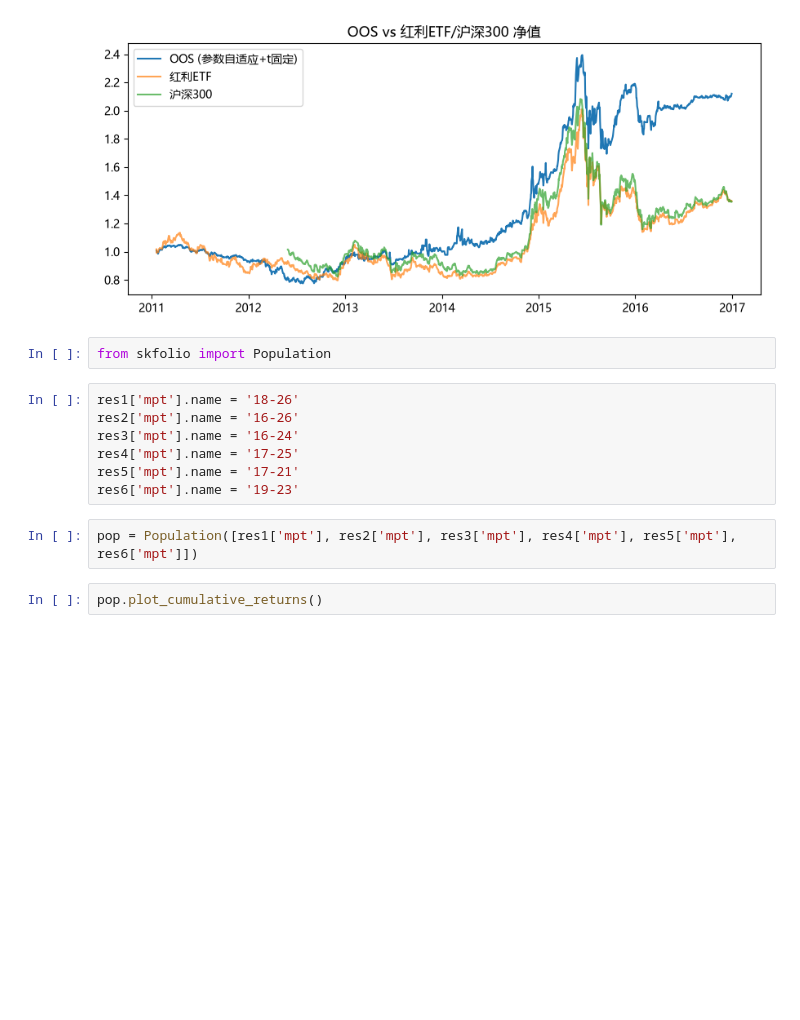
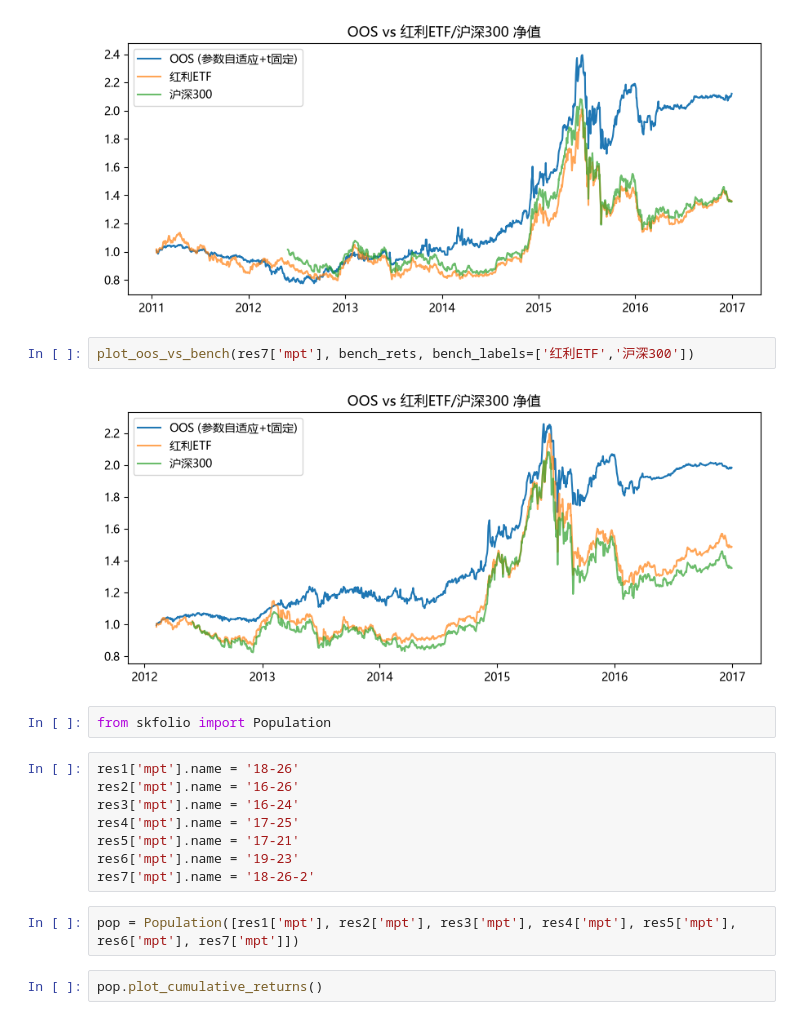
Before and after one commit to wang-jinghui/machine-learning-for-trading, a Jupyter notebook: case_studies/lazy_trading/WalkForward_OOS.ipynb, the cells around one changed output. Cells and saved outputs as stored; diff of their text form; blank space fills up the shorter version.

```diff
--- a/case_studies/lazy_trading/WalkForward_OOS.ipynb
+++ b/case_studies/lazy_trading/WalkForward_OOS.ipynb
@@ -154,6 +160,10 @@ plot_oos_vs_bench(res5['mpt'], bench_rets, bench_labels=['红利ETF','沪深300'
 plot_oos_vs_bench(res6['mpt'], bench_rets, bench_labels=['红利ETF','沪深300'])
 # %% [output]
 [figure]
+# %%
+plot_oos_vs_bench(res7['mpt'], bench_rets, bench_labels=['红利ETF','沪深300'])
+# %% [output]
+[figure, added]
 # %%
 from skfolio import Population
 # %%
@@ -163,8 +173,9 @@ res3['mpt'].name = '16-24'
 res4['mpt'].name = '17-25'
 res5['mpt'].name = '17-21'
 res6['mpt'].name = '19-23'
+res7['mpt'].name = '18-26-2'
 # %%
-pop = Population([res1['mpt'], res2['mpt'], res3['mpt'], res4['mpt'], res5['mpt'], res6['mpt']])
+pop = Population([res1['mpt'], res2['mpt'], res3['mpt'], res4['mpt'], res5['mpt'], res6['mpt'], res7['mpt']])
 # %%
 pop.plot_cumulative_returns()
 # %%
```
Also changed, not shown: parts of 17 cells of this notebook.
